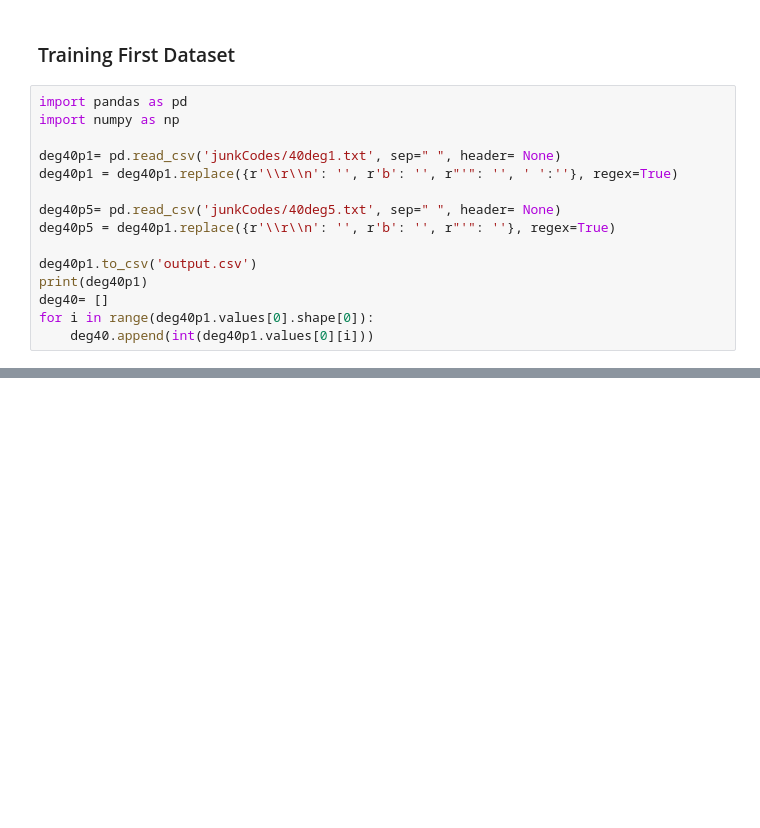
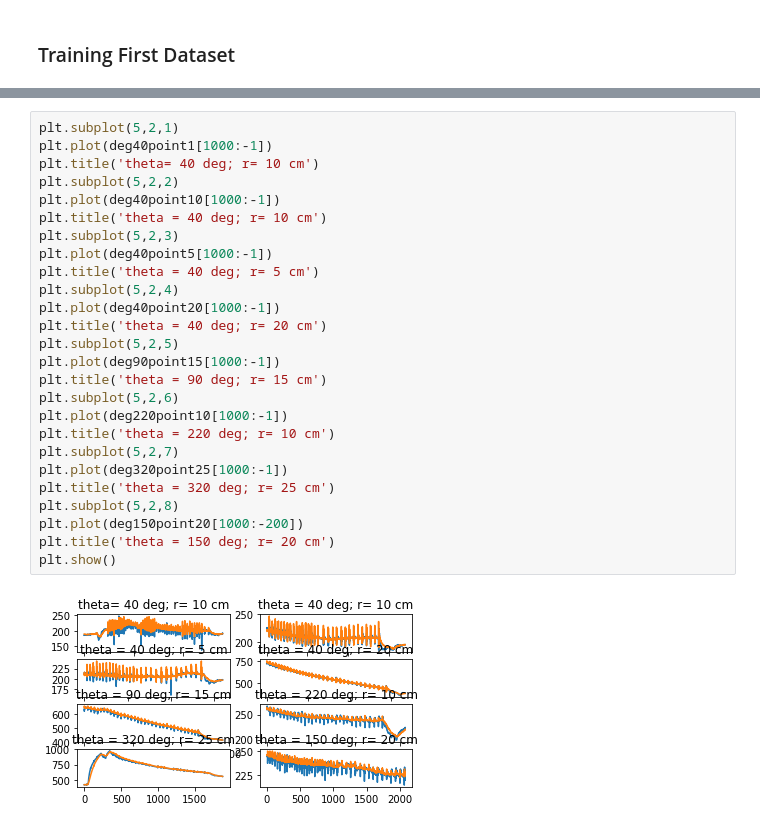
Before and after one commit to sarahaguasvivas/source_local_2.0, a Jupyter notebook: SourceLocal.ipynb, the cells around one changed output, grey strips where cells are left out. Saved outputs shown, nothing was run; the diff lists cells and outputs as text; blank space fills up the shorter version.

```diff
--- a/SourceLocal.ipynb
+++ b/SourceLocal.ipynb
@@ -50,18 +50,3 @@ Image(filename='img/180-315.png', width= 1000)
 When collecting data from esp, make sure to zero the data around a positive integer. Bias?
 # %% [markdown]
 ### Training First Dataset
-# %%
-import pandas as pd
-import numpy as np
-
-deg40p1= pd.read_csv('junkCodes/40deg1.txt', sep=" ", header= None)
-deg40p1 = deg40p1.replace({r'\\r\\n': '', r'b': '', r"'": '', ' ':''}, regex=True)
-
-deg40p5= pd.read_csv('junkCodes/40deg5.txt', sep=" ", header= None)
-deg40p5 = deg40p1.replace({r'\\r\\n': '', r'b': '', r"'": ''}, regex=True)
-
-deg40p1.to_csv('output.csv')
-print(deg40p1)
-deg40= []
-for i in range(deg40p1.values[0].shape[0]):
-    deg40.append(int(deg40p1.values[0][i]))
@@ -78,0 +147,28 @@ import matplotlib.pyplot as plt
+# %%
+plt.subplot(5,2,1)
+plt.plot(deg40point1[1000:-1])
+plt.title('theta= 40 deg; r= 10 cm')
+plt.subplot(5,2,2)
+plt.plot(deg40point10[1000:-1])
+plt.title('theta = 40 deg; r= 10 cm')
+plt.subplot(5,2,3)
+plt.plot(deg40point5[1000:-1])
+plt.title('theta = 40 deg; r= 5 cm')
+plt.subplot(5,2,4)
+plt.plot(deg40point20[1000:-1])
+plt.title('theta = 40 deg; r= 20 cm')
+plt.subplot(5,2,5)
+plt.plot(deg90point15[1000:-1])
+plt.title('theta = 90 deg; r= 15 cm')
+plt.subplot(5,2,6)
+plt.plot(deg220point10[1000:-1])
+plt.title('theta = 220 deg; r= 10 cm')
+plt.subplot(5,2,7)
+plt.plot(deg320point25[1000:-1])
+plt.title('theta = 320 deg; r= 25 cm')
+plt.subplot(5,2,8)
+plt.plot(deg150point20[1000:-200])
+plt.title('theta = 150 deg; r= 20 cm')
+plt.show()
+# %% [output]
+[figure, added]
```
Also changed, not shown: parts of 3 cells of this notebook, 6 other files.
